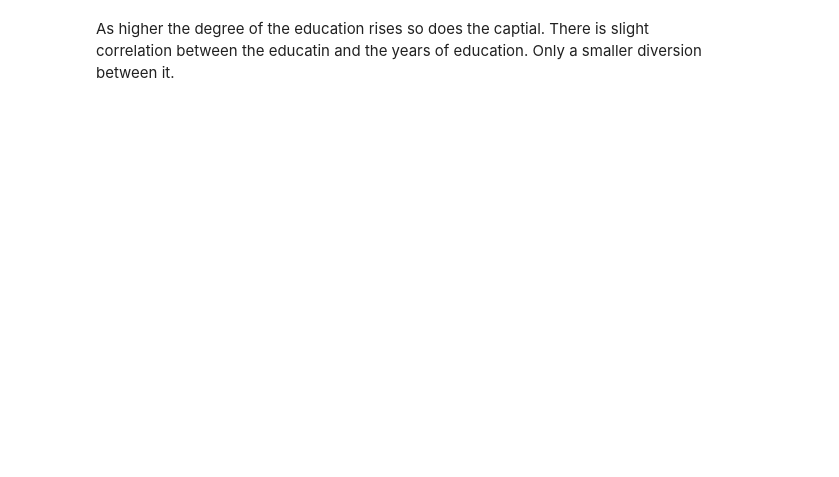
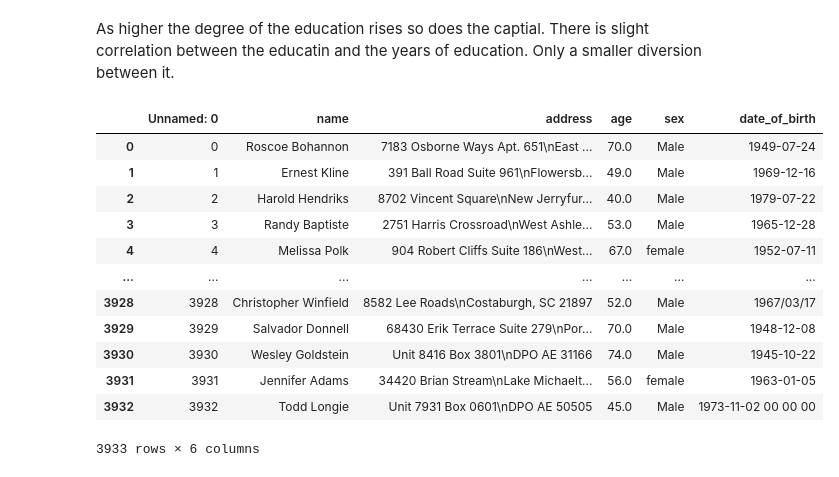
Before and after one commit to LBukai/IAU_project, a Jupyter notebook: IAU_project.ipynb, the cells around one changed output. Cells and saved outputs as stored; diff of their text form; code cells hidden in the pictures; blank space fills up the shorter version.

```diff
--- a/IAU_project.ipynb
+++ b/IAU_project.ipynb
@@ -7,12 +7,12 @@ import io
 import requests
 
 url1 = "https://raw.githubusercontent.com/LBukai/IAU_project/master/other_train.csv"
-url2 = "https://github.com/LBukai/IAU_project/blob/master/other_train.csv"
+url2 = "https://raw.githubusercontent.com/LBukai/IAU_project/master/personal_train.csv"
 
 db1 = requests.get(url1).content
+db2 = requests.get(url2).content
 train = pd.read_csv(io.StringIO(db1.decode('utf-8')))
-#train = pd.read_csv("https://github.com/LBukai/IAU_project.git")
-#personal_train = pd.read_csv()
+other = pd.read_csv(io.StringIO(db2.decode('utf-8')))
 # %%
 train
 # %% [output]
@@ -120,2 +117,18 @@ degree_captail.plot(kind='line',y='education-num',x='capital-gain',ax=ax)
 # %% [markdown]
 As higher the degree of the education rises so does the captial. There is slight correlation between the educatin and the years of education. Only a smaller diversion between it.
+# %%
+other
+# %% [output]
+|  | Unnamed: 0 | name | address | age | sex | date_of_birth |
+| 0 | 0 | Roscoe Bohannon | 7183 Osborne Ways Apt. 651\nEast ... | 70.0 | Male | 1949-07-24 |
+| 1 | 1 | Ernest Kline | 391 Ball Road Suite 961\nFlowersb... | 49.0 | Male | 1969-12-16 |
+| 2 | 2 | Harold Hendriks | 8702 Vincent Square\nNew Jerryfur... | 40.0 | Male | 1979-07-22 |
+| 3 | 3 | Randy Baptiste | 2751 Harris Crossroad\nWest Ashle... | 53.0 | Male | 1965-12-28 |
+| 4 | 4 | Melissa Polk | 904 Robert Cliffs Suite 186\nWest... | 67.0 | female | 1952-07-11 |
+| ... | ... | ... | ... | ... | ... | ... |
+| 3928 | 3928 | Christopher Winfield | 8582 Lee Roads\nCostaburgh, SC 21897 | 52.0 | Male | 1967/03/17 |
+| 3929 | 3929 | Salvador Donnell | 68430 Erik Terrace Suite 279\nPor... | 70.0 | Male | 1948-12-08 |
+| 3930 | 3930 | Wesley Goldstein | Unit 8416 Box 3801\nDPO AE 31166 | 74.0 | Male | 1945-10-22 |
+| 3931 | 3931 | Jennifer Adams | 34420 Brian Stream\nLake Michaelt... | 56.0 | female | 1963-01-05 |
+| 3932 | 3932 | Todd Longie | Unit 7931 Box 0601\nDPO AE 50505 | 45.0 | Male | 1973-11-02 00 00 00 |
+3933 rows × 6 columns
```
Also changed, not shown: parts of 9 cells of this notebook.
